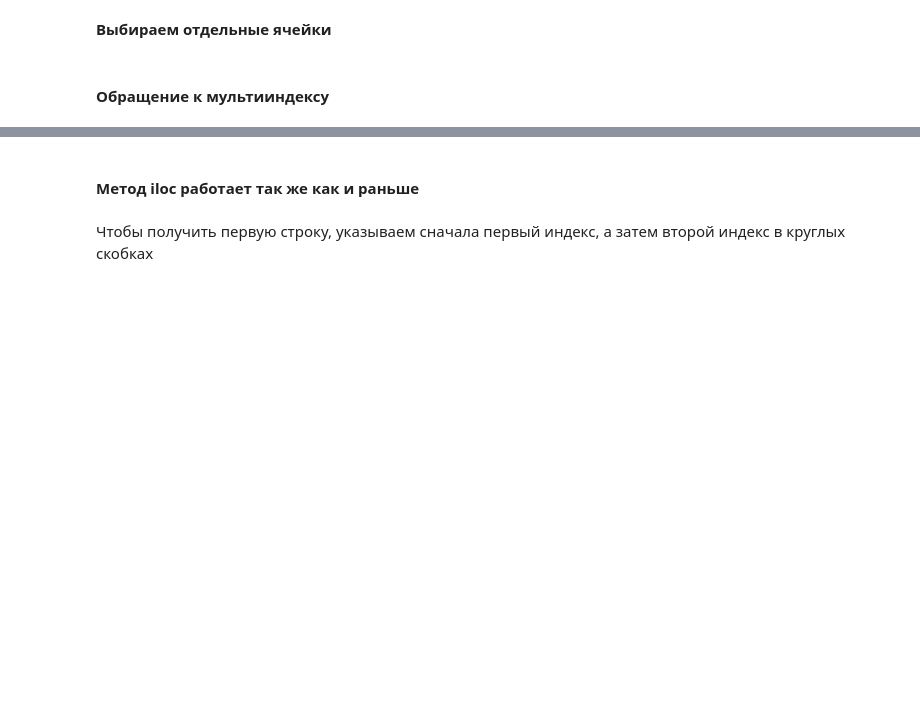
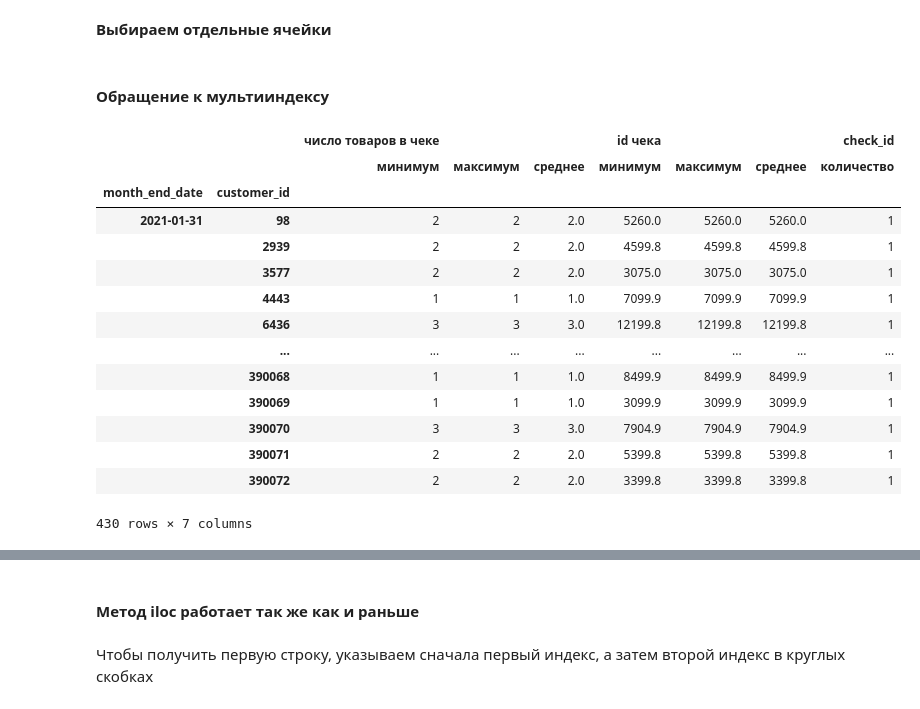
Before and after one commit to victorlymarev/pandas, a Jupyter notebook: notebooks/08-get-and-set-column.ipynb, the cells around one changed output, grey strips where cells are left out. Drawn from its saved outputs; the diff is of its cells as text; code cells hidden in the pictures; blank space fills up the shorter version.

```diff
--- a/notebooks/08-get-and-set-column.ipynb
+++ b/notebooks/08-get-and-set-column.ipynb
@@ -283,6 +558,52 @@ df.loc['Алексеев', 'Имя']
 df.iloc[1, 0]
 # %% [markdown]
 #### Обращение к мультииндексу
+# %%
+(pd.read_parquet(path_sales_2021)
+
+    [['check_id', 'customer_id', 'purchase_date', 'shop_id',
+     'product_code_3', 'price', 'goods_number']]
+
+    .assign(month_end_date = lambda x: x['purchase_date'].dt.normalize()
+            + pd.offsets.MonthEnd(0))
+
+    .assign(price_mul_number = lambda x: x['price'] * x['goods_number'])
+
+    .groupby(['customer_id', 'month_end_date', 'check_id'])
+    [['price_mul_number', 'goods_number']]
+
+    .sum()
+    .reset_index()
+    .groupby(['month_end_date', 'customer_id'])
+    .agg({'goods_number': ['min', 'max', 'mean'],
+          'price_mul_number': ['min', 'max', 'mean'],
+          'check_id': 'count'})
+    .rename({'goods_number': 'число товаров в чеке',
+            'total_sum_per_check': 'cумма покупки',
+            'price_mul_number': 'id чека',
+            'min': 'минимум',
+            'max': 'максимум',
+            'mean': 'среднее',
+            'count': 'количество'}, axis=1)
+
+
+)
+# %% [output]
+|  |  | число товаров в чеке |  |  | id чека |  |  | check_id |
+|  |  | минимум | максимум | среднее | минимум | максимум | среднее | количество |
+| month_end_date | customer_id |  |  |  |  |  |  |  |
+| 2021-01-31 | 98 | 2 | 2 | 2.0 | 5260.0 | 5260.0 | 5260.0 | 1 |
+|  | 2939 | 2 | 2 | 2.0 | 4599.8 | 4599.8 | 4599.8 | 1 |
+|  | 3577 | 2 | 2 | 2.0 | 3075.0 | 3075.0 | 3075.0 | 1 |
+|  | 4443 | 1 | 1 | 1.0 | 7099.9 | 7099.9 | 7099.9 | 1 |
+|  | 6436 | 3 | 3 | 3.0 | 12199.8 | 12199.8 | 12199.8 | 1 |
+|  | ... | ... | ... | ... | ... | ... | ... | ... |
+|  | 390068 | 1 | 1 | 1.0 | 8499.9 | 8499.9 | 8499.9 | 1 |
+|  | 390069 | 1 | 1 | 1.0 | 3099.9 | 3099.9 | 3099.9 | 1 |
+|  | 390070 | 3 | 3 | 3.0 | 7904.9 | 7904.9 | 7904.9 | 1 |
+|  | 390071 | 2 | 2 | 2.0 | 5399.8 | 5399.8 | 5399.8 | 1 |
+|  | 390072 | 2 | 2 | 2.0 | 3399.8 | 3399.8 | 3399.8 | 1 |
+430 rows × 7 columns
 # %%
 path_sales_2021 = '../tables/sales_2021.parquet' if os.path.exists('../tables/sales.parquet') else "https://drive.google.com/uc?id=1Xy4a_aAnTAG5fzsQDdwYiQxpNYRMyLkr"
 # В видео была немного дуругая таблица
```
Also changed, not shown: parts of 36 cells of this notebook, 5 other files.
